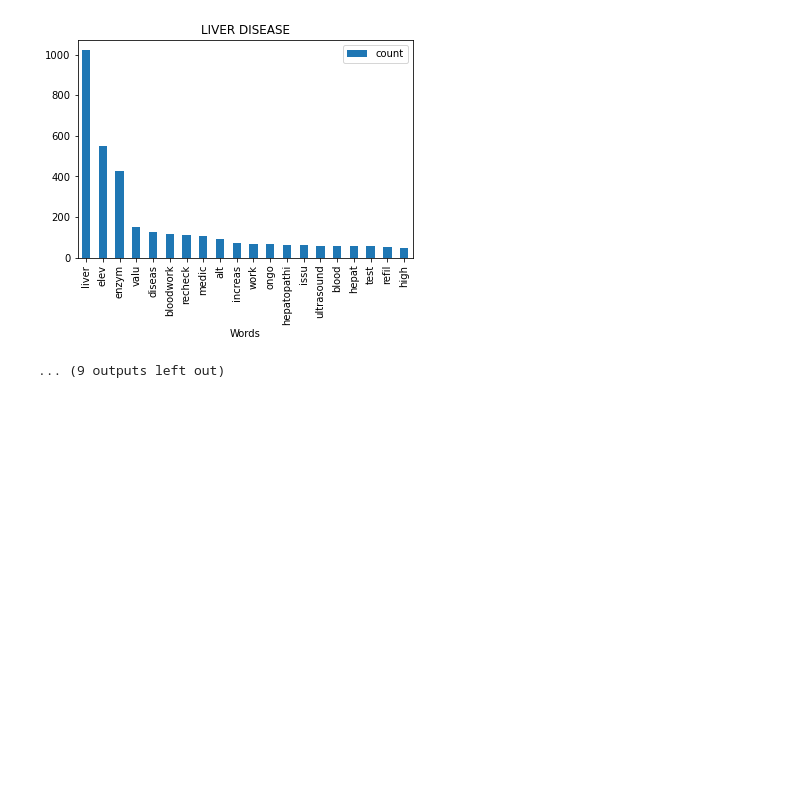
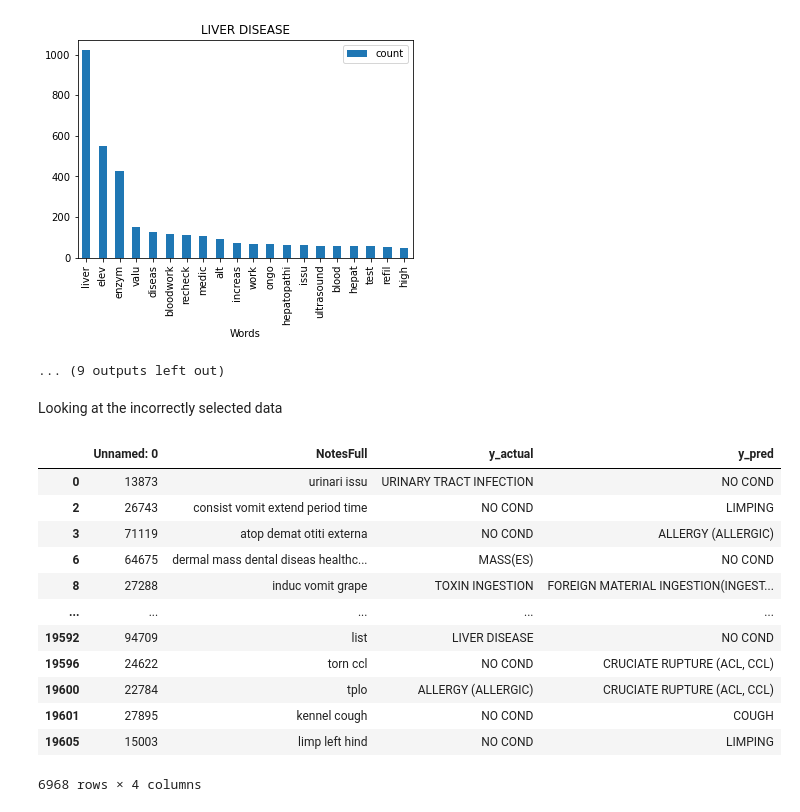
Before and after one commit to rxu17/text_nlp, a Jupyter notebook: partII/data_exploratory_analysis.ipynb, the cells around one changed output. Saved outputs shown, nothing was run; the diff lists cells and outputs as text; code cells hidden in the pictures; blank space fills up the shorter version.

```diff
--- a/partII/data_exploratory_analysis.ipynb
+++ b/partII/data_exploratory_analysis.ipynb
@@ -301,3 +305,24 @@ for dfg in save_pds:
 [figure]
 [figure]
 ... (9 outputs left out)
+# %% [markdown]
+Looking at the incorrectly selected data
+# %%
+import pandas as pd
+check = pd.read_csv("/Users/rexxx/text_nlp/test.csv")
+# %%
+check.loc[check['y_actual'] != check['y_pred']]
+# %% [output]
+|  | Unnamed: 0 | NotesFull | y_actual | y_pred |
+| 0 | 13873 | urinari issu | URINARY TRACT INFECTION | NO COND |
+| 2 | 26743 | consist vomit extend period time | NO COND | LIMPING |
+| 3 | 71119 | atop demat otiti externa | NO COND | ALLERGY (ALLERGIC) |
+| 6 | 64675 | dermal mass dental diseas healthc... | MASS(ES) | NO COND |
+| 8 | 27288 | induc vomit grape | TOXIN INGESTION | FOREIGN MATERIAL INGESTION(INGEST... |
+| ... | ... | ... | ... | ... |
+| 19592 | 94709 | list | LIVER DISEASE | NO COND |
+| 19596 | 24622 | torn ccl | NO COND | CRUCIATE RUPTURE (ACL, CCL) |
+| 19600 | 22784 | tplo | ALLERGY (ALLERGIC) | CRUCIATE RUPTURE (ACL, CCL) |
+| 19601 | 27895 | kennel cough | NO COND | COUGH |
+| 19605 | 15003 | limp left hind | NO COND | LIMPING |
+6968 rows × 4 columns
```
Also changed, not shown: parts of 18 cells of this notebook, 3 other files.
